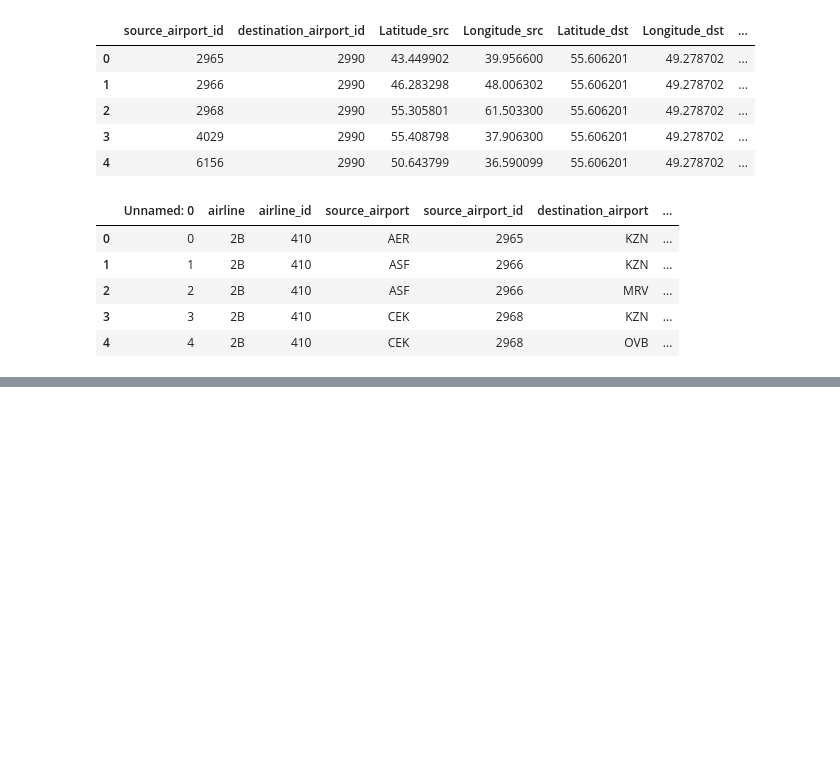
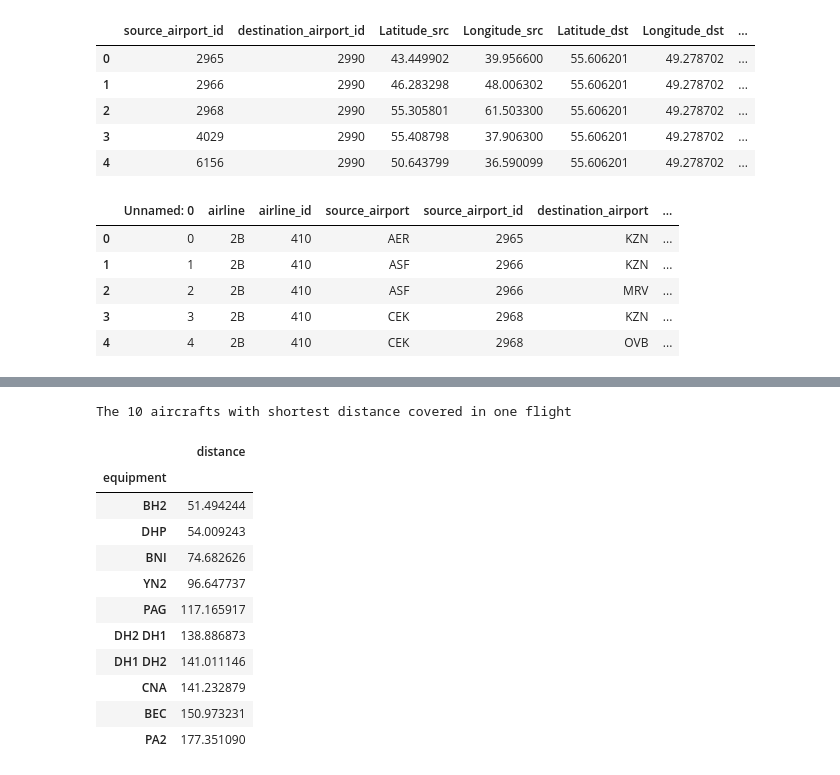
Before and after one commit to lchenbb/NTDS2019_Project, a Jupyter notebook: explore_data.ipynb, the cells around one changed output, grey strips where cells are left out. Drawn from its saved outputs; the diff is of its cells as text; code cells hidden in the pictures; blank space fills up the shorter version.

```diff
--- a/explore_data.ipynb
+++ b/explore_data.ipynb
@@ -494,0 +443,17 @@ nx.write_gpickle(largest_cc, "./data/largest_cc.gpickle")
+# %%
+print(f"The {K} aircrafts with shortest distance covered in one flight")
+short_dist_aircrafts
+# %% [output]
+The 10 aircrafts with shortest distance covered in one flight
+|  | distance |
+| equipment |  |
+| BH2 | 51.494244 |
+| DHP | 54.009243 |
+| BNI | 74.682626 |
+| YN2 | 96.647737 |
+| PAG | 117.165917 |
+| DH2 DH1 | 138.886873 |
+| DH1 DH2 | 141.011146 |
+| CNA | 141.232879 |
+| BEC | 150.973231 |
+| PA2 | 177.351090 |
```
Also changed, not shown: parts of 20 cells of this notebook, 16 other files.
